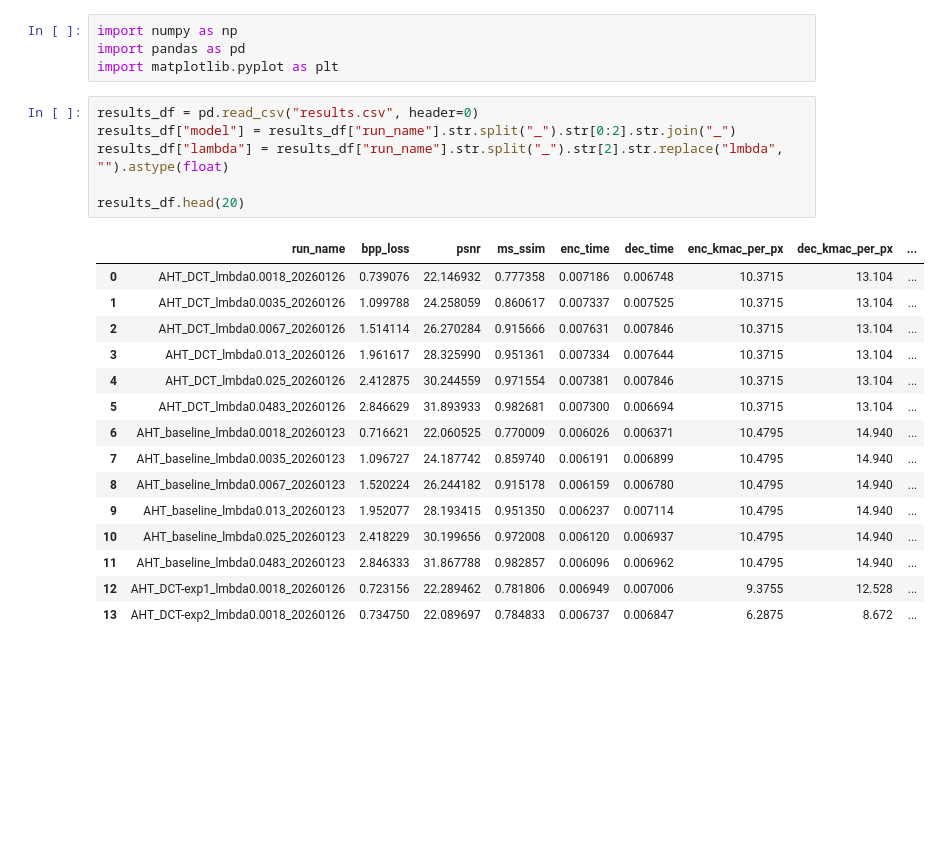
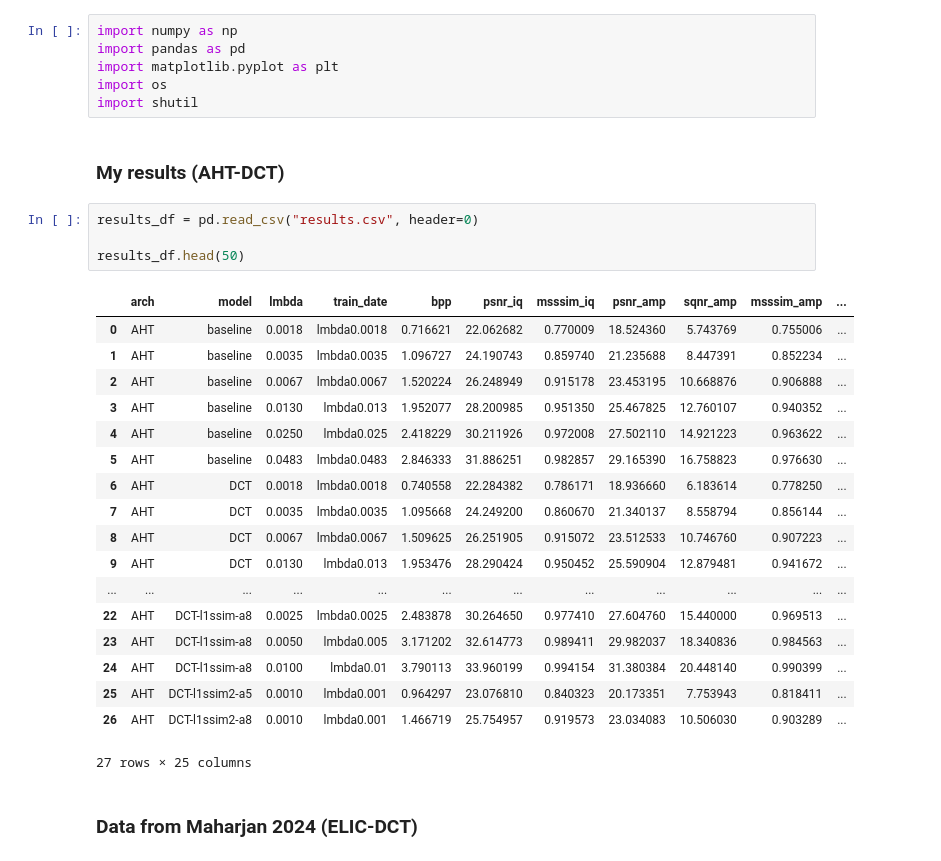
Before and after one commit to zb-umkc/PACT, a Jupyter notebook: analysis.ipynb, the cells around one changed output. Drawn from its saved outputs; the diff is of its cells as text; blank space fills up the shorter version.

```diff
--- a/analysis.ipynb
+++ b/analysis.ipynb
@@ -2,25 +2,32 @@
 import numpy as np
 import pandas as pd
 import matplotlib.pyplot as plt
+import os
+import shutil
+# %% [markdown]
+### My results (AHT-DCT)
 # %%
 results_df = pd.read_csv("results.csv", header=0)
-results_df["model"] = results_df["run_name"].str.split("_").str[0:2].str.join("_")
-results_df["lambda"] = results_df["run_name"].str.split("_").str[2].str.replace("lmbda", "").astype(float)
 
-results_df.head(20)
+results_df.head(50)
 # %% [output]
-|  | run_name | bpp_loss | psnr | ms_ssim | enc_time | dec_time | enc_kmac_per_px | dec_kmac_per_px | ... |
-| 0 | AHT_DCT_lmbda0.0018_20260126 | 0.739076 | 22.146932 | 0.777358 | 0.007186 | 0.006748 | 10.3715 | 13.104 | ... |
-| 1 | AHT_DCT_lmbda0.0035_20260126 | 1.099788 | 24.258059 | 0.860617 | 0.007337 | 0.007525 | 10.3715 | 13.104 | ... |
-| 2 | AHT_DCT_lmbda0.0067_20260126 | 1.514114 | 26.270284 | 0.915666 | 0.007631 | 0.007846 | 10.3715 | 13.104 | ... |
-| 3 | AHT_DCT_lmbda0.013_20260126 | 1.961617 | 28.325990 | 0.951361 | 0.007334 | 0.007644 | 10.3715 | 13.104 | ... |
-| 4 | AHT_DCT_lmbda0.025_20260126 | 2.412875 | 30.244559 | 0.971554 | 0.007381 | 0.007846 | 10.3715 | 13.104 | ... |
-| 5 | AHT_DCT_lmbda0.0483_20260126 | 2.846629 | 31.893933 | 0.982681 | 0.007300 | 0.006694 | 10.3715 | 13.104 | ... |
-| 6 | AHT_baseline_lmbda0.0018_20260123 | 0.716621 | 22.060525 | 0.770009 | 0.006026 | 0.006371 | 10.4795 | 14.940 | ... |
-| 7 | AHT_baseline_lmbda0.0035_20260123 | 1.096727 | 24.187742 | 0.859740 | 0.006191 | 0.006899 | 10.4795 | 14.940 | ... |
-| 8 | AHT_baseline_lmbda0.0067_20260123 | 1.520224 | 26.244182 | 0.915178 | 0.006159 | 0.006780 | 10.4795 | 14.940 | ... |
-| 9 | AHT_baseline_lmbda0.013_20260123 | 1.952077 | 28.193415 | 0.951350 | 0.006237 | 0.007114 | 10.4795 | 14.940 | ... |
-| 10 | AHT_baseline_lmbda0.025_20260123 | 2.418229 | 30.199656 | 0.972008 | 0.006120 | 0.006937 | 10.4795 | 14.940 | ... |
-| 11 | AHT_baseline_lmbda0.0483_20260123 | 2.846333 | 31.867788 | 0.982857 | 0.006096 | 0.006962 | 10.4795 | 14.940 | ... |
-| 12 | AHT_DCT-exp1_lmbda0.0018_20260126 | 0.723156 | 22.289462 | 0.781806 | 0.006949 | 0.007006 | 9.3755 | 12.528 | ... |
-| 13 | AHT_DCT-exp2_lmbda0.0018_20260126 | 0.734750 | 22.089697 | 0.784833 | 0.006737 | 0.006847 | 6.2875 | 8.672 | ... |
+|  | arch | model | lmbda | train_date | bpp | psnr_iq | msssim_iq | psnr_amp | sqnr_amp | msssim_amp | ... |
+| 0 | AHT | baseline | 0.0018 | lmbda0.0018 | 0.716621 | 22.062682 | 0.770009 | 18.524360 | 5.743769 | 0.755006 | ... |
+| 1 | AHT | baseline | 0.0035 | lmbda0.0035 | 1.096727 | 24.190743 | 0.859740 | 21.235688 | 8.447391 | 0.852234 | ... |
+| 2 | AHT | baseline | 0.0067 | lmbda0.0067 | 1.520224 | 26.248949 | 0.915178 | 23.453195 | 10.668876 | 0.906888 | ... |
+| 3 | AHT | baseline | 0.0130 | lmbda0.013 | 1.952077 | 28.200985 | 0.951350 | 25.467825 | 12.760107 | 0.940352 | ... |
+| 4 | AHT | baseline | 0.0250 | lmbda0.025 | 2.418229 | 30.211926 | 0.972008 | 27.502110 | 14.921223 | 0.963622 | ... |
+| 5 | AHT | baseline | 0.0483 | lmbda0.0483 | 2.846333 | 31.886251 | 0.982857 | 29.165390 | 16.758823 | 0.976630 | ... |
+| 6 | AHT | DCT | 0.0018 | lmbda0.0018 | 0.740558 | 22.284382 | 0.786171 | 18.936660 | 6.183614 | 0.778250 | ... |
+| 7 | AHT | DCT | 0.0035 | lmbda0.0035 | 1.095668 | 24.249200 | 0.860670 | 21.340137 | 8.558794 | 0.856144 | ... |
+| 8 | AHT | DCT | 0.0067 | lmbda0.0067 | 1.509625 | 26.251905 | 0.915072 | 23.512533 | 10.746760 | 0.907223 | ... |
+| 9 | AHT | DCT | 0.0130 | lmbda0.013 | 1.953476 | 28.290424 | 0.950452 | 25.590904 | 12.879481 | 0.941672 | ... |
+| ... | ... | ... | ... | ... | ... | ... | ... | ... | ... | ... | ... |
+| 22 | AHT | DCT-l1ssim-a8 | 0.0025 | lmbda0.0025 | 2.483878 | 30.264650 | 0.977410 | 27.604760 | 15.440000 | 0.969513 | ... |
+| 23 | AHT | DCT-l1ssim-a8 | 0.0050 | lmbda0.005 | 3.171202 | 32.614773 | 0.989411 | 29.982037 | 18.340836 | 0.984563 | ... |
+| 24 | AHT | DCT-l1ssim-a8 | 0.0100 | lmbda0.01 | 3.790113 | 33.960199 | 0.994154 | 31.380384 | 20.448140 | 0.990399 | ... |
+| 25 | AHT | DCT-l1ssim2-a5 | 0.0010 | lmbda0.001 | 0.964297 | 23.076810 | 0.840323 | 20.173351 | 7.753943 | 0.818411 | ... |
+| 26 | AHT | DCT-l1ssim2-a8 | 0.0010 | lmbda0.001 | 1.466719 | 25.754957 | 0.919573 | 23.034083 | 10.506030 | 0.903289 | ... |
+27 rows × 25 columns
+# %% [markdown]
+### Data from Maharjan 2024 (ELIC-DCT)
```
Also changed, not shown: parts of 15 cells of this notebook, 12 other files.
